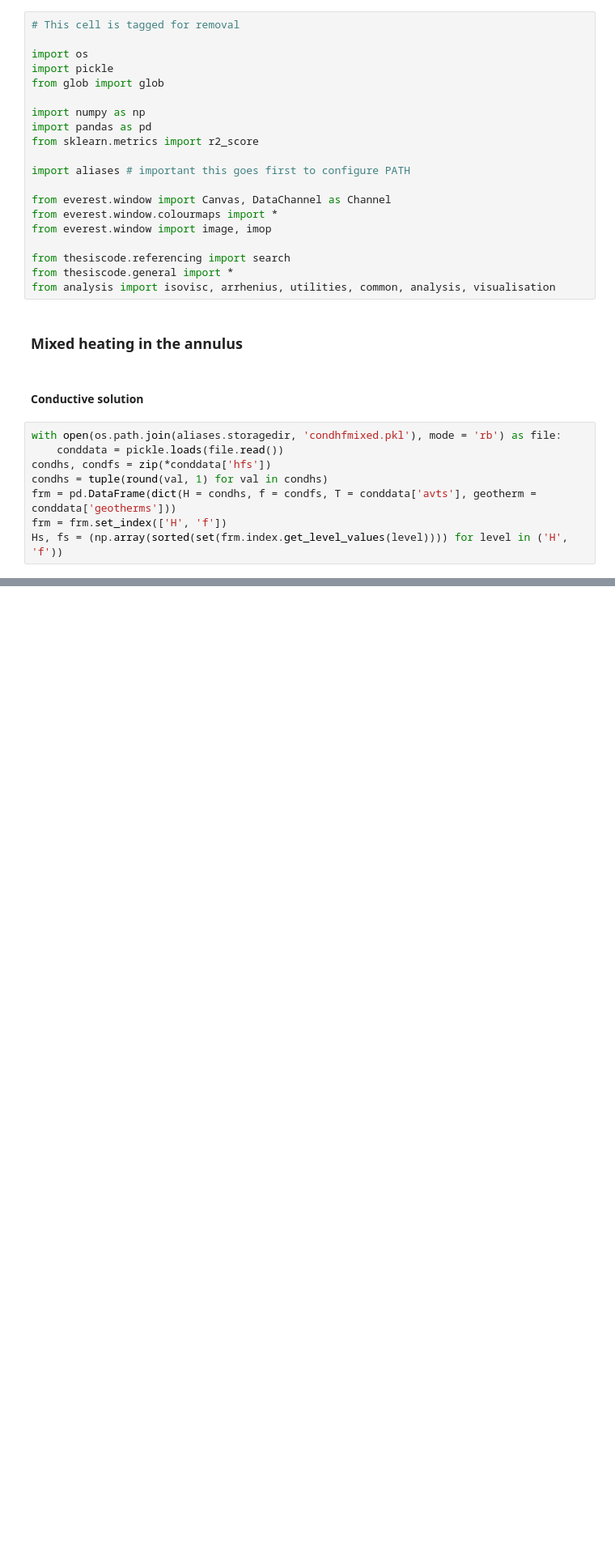
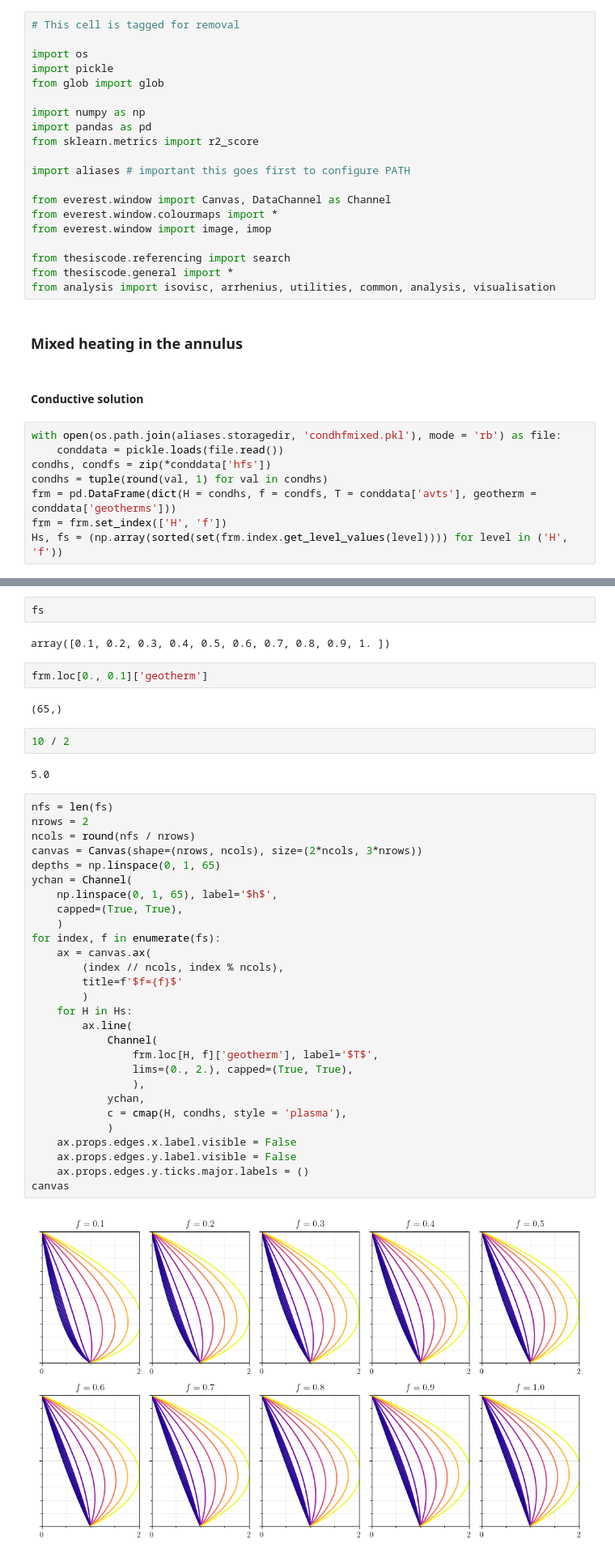
Before and after one commit to rsbyrne/thesis, a Jupyter notebook: book/content/chapter_04_critical/cylindrical_mixed.ipynb, the cells around one changed output, grey strips where cells are left out. Shown at 81% size. Saved outputs shown, nothing was run; the diff lists cells and outputs as text; blank space fills up the shorter version.

```diff
--- a/book/content/chapter_04_critical/cylindrical_mixed.ipynb
+++ b/book/content/chapter_04_critical/cylindrical_mixed.ipynb
@@ -32,0 +62,42 @@ Hs, fs = (np.array(sorted(set(frm.index.get_level_values(level)))) for level in
+# %%
+fs
+# %% [output]
+array([0.1, 0.2, 0.3, 0.4, 0.5, 0.6, 0.7, 0.8, 0.9, 1. ])
+# %%
+frm.loc[0., 0.1]['geotherm']
+# %% [output]
+(65,)
+# %%
+10 / 2
+# %% [output]
+5.0
+# %%
+nfs = len(fs)
+nrows = 2
+ncols = round(nfs / nrows)
+canvas = Canvas(shape=(nrows, ncols), size=(2*ncols, 3*nrows))
+depths = np.linspace(0, 1, 65)
+ychan = Channel(
+    np.linspace(0, 1, 65), label='$h$',
+    capped=(True, True),
+    )
+for index, f in enumerate(fs):
+    ax = canvas.ax(
+        (index // ncols, index % ncols),
+        title=f'$f={f}$'
+        )
+    for H in Hs:
+        ax.line(
+            Channel(
+                frm.loc[H, f]['geotherm'], label='$T$',
+                lims=(0., 2.), capped=(True, True),
+                ),
+            ychan,
+            c = cmap(H, condhs, style = 'plasma'),
+            )
+    ax.props.edges.x.label.visible = False
+    ax.props.edges.y.label.visible = False
+    ax.props.edges.y.ticks.major.labels = ()
+canvas
+# %% [output]
+[figure, added]
```
Also changed, not shown: parts of 7 cells of this notebook, 32 other files.
